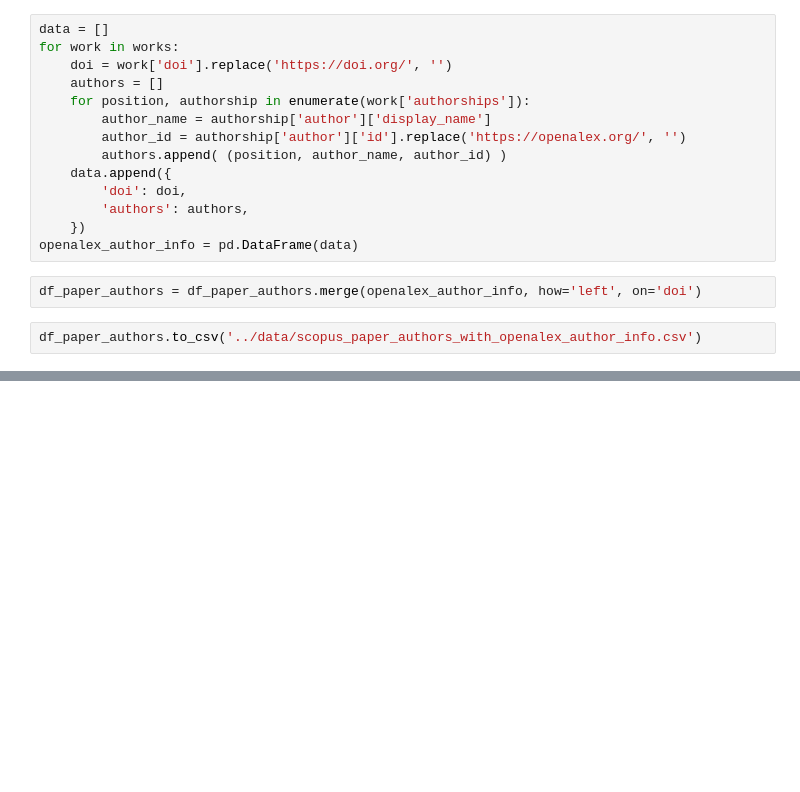
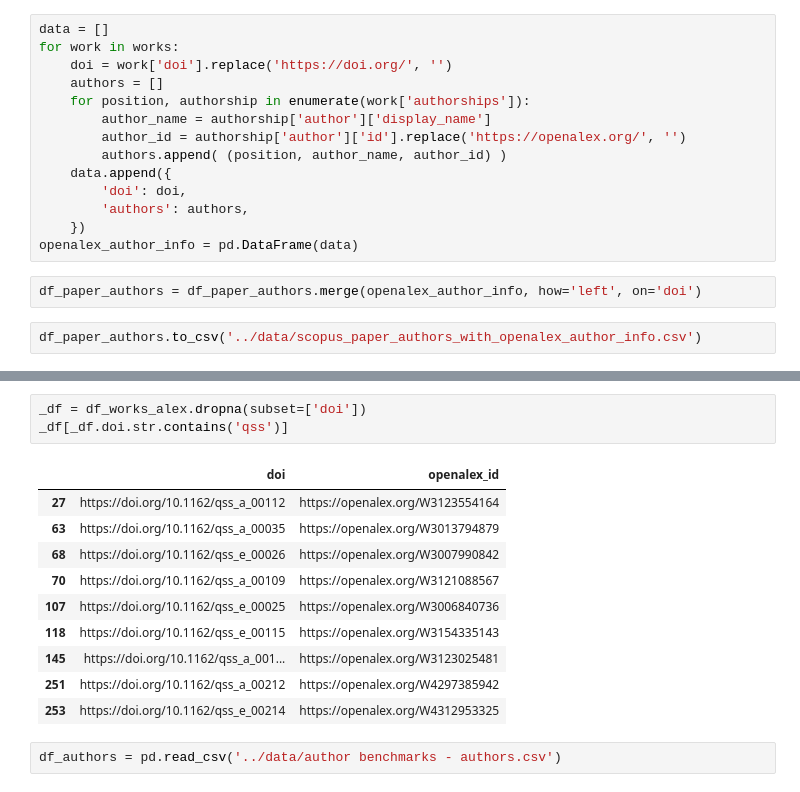
Before and after one commit to h1-the-swan/openalex-sandbox, a Jupyter notebook: notebooks/author_benchmark.ipynb, the cells around one changed output, grey strips where cells are left out. Saved outputs shown, nothing was run; the diff lists cells and outputs as text; blank space fills up the shorter version.

```diff
--- a/notebooks/author_benchmark.ipynb
+++ b/notebooks/author_benchmark.ipynb
@@ -47,0 +173,16 @@ df_paper_authors.to_csv('../data/scopus_paper_authors_with_openalex_author_info.
+# %%
+_df = df_works_alex.dropna(subset=['doi'])
+_df[_df.doi.str.contains('qss')]
+# %% [output]
+|  | doi | openalex_id |
+| 27 | https://doi.org/10.1162/qss_a_00112 | https://openalex.org/W3123554164 |
+| 63 | https://doi.org/10.1162/qss_a_00035 | https://openalex.org/W3013794879 |
+| 68 | https://doi.org/10.1162/qss_e_00026 | https://openalex.org/W3007990842 |
+| 70 | https://doi.org/10.1162/qss_a_00109 | https://openalex.org/W3121088567 |
+| 107 | https://doi.org/10.1162/qss_e_00025 | https://openalex.org/W3006840736 |
+| 118 | https://doi.org/10.1162/qss_e_00115 | https://openalex.org/W3154335143 |
+| 145 | https://doi.org/10.1162/qss_a_001... | https://openalex.org/W3123025481 |
+| 251 | https://doi.org/10.1162/qss_a_00212 | https://openalex.org/W4297385942 |
+| 253 | https://doi.org/10.1162/qss_e_00214 | https://openalex.org/W4312953325 |
+# %%
+df_authors = pd.read_csv('../data/author benchmarks - authors.csv')
```
Also changed, not shown: parts of 16 cells of this notebook.
